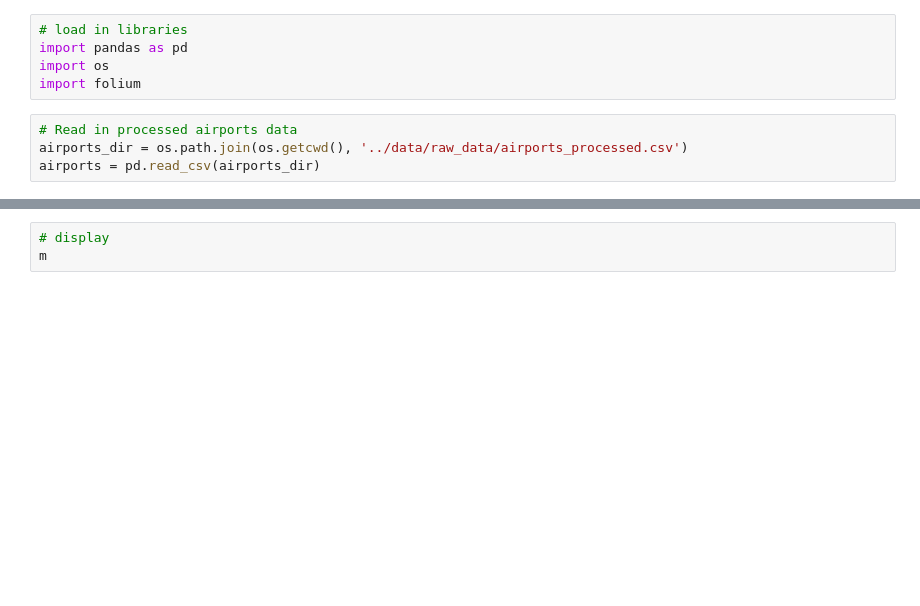
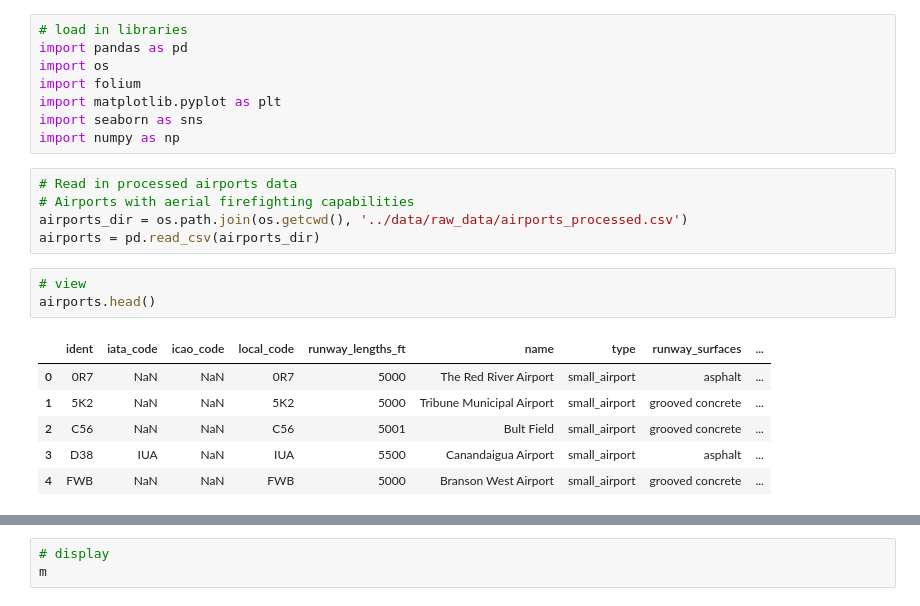
Before and after one commit to MattVu123/us_wildfire, a Jupyter notebook: EDA/airports_eda.ipynb, the cells around one changed output, grey strips where cells are left out. Saved outputs shown, nothing was run; the diff lists cells and outputs as text; blank space fills up the shorter version.

```diff
--- a/EDA/airports_eda.ipynb
+++ b/EDA/airports_eda.ipynb
@@ -3,7 +3,21 @@
 import pandas as pd
 import os
 import folium
+import matplotlib.pyplot as plt
+import seaborn as sns
+import numpy as np
 # %%
 # Read in processed airports data
+# Airports with aerial firefighting capabilities
 airports_dir = os.path.join(os.getcwd(), '../data/raw_data/airports_processed.csv')
 airports = pd.read_csv(airports_dir)
+# %%
+# view
+airports.head()
+# %% [output]
+|  | ident | iata_code | icao_code | local_code | runway_lengths_ft | name | type | runway_surfaces | ... |
+| 0 | 0R7 | NaN | NaN | 0R7 | 5000 | The Red River Airport | small_airport | asphalt | ... |
+| 1 | 5K2 | NaN | NaN | 5K2 | 5000 | Tribune Municipal Airport | small_airport | grooved concrete | ... |
+| 2 | C56 | NaN | NaN | C56 | 5001 | Bult Field | small_airport | grooved concrete | ... |
+| 3 | D38 | IUA | NaN | IUA | 5500 | Canandaigua Airport | small_airport | asphalt | ... |
+| 4 | FWB | NaN | NaN | FWB | 5000 | Branson West Airport | small_airport | grooved concrete | ... |
```
Also changed, not shown: parts of 11 cells of this notebook, 2 other files.
